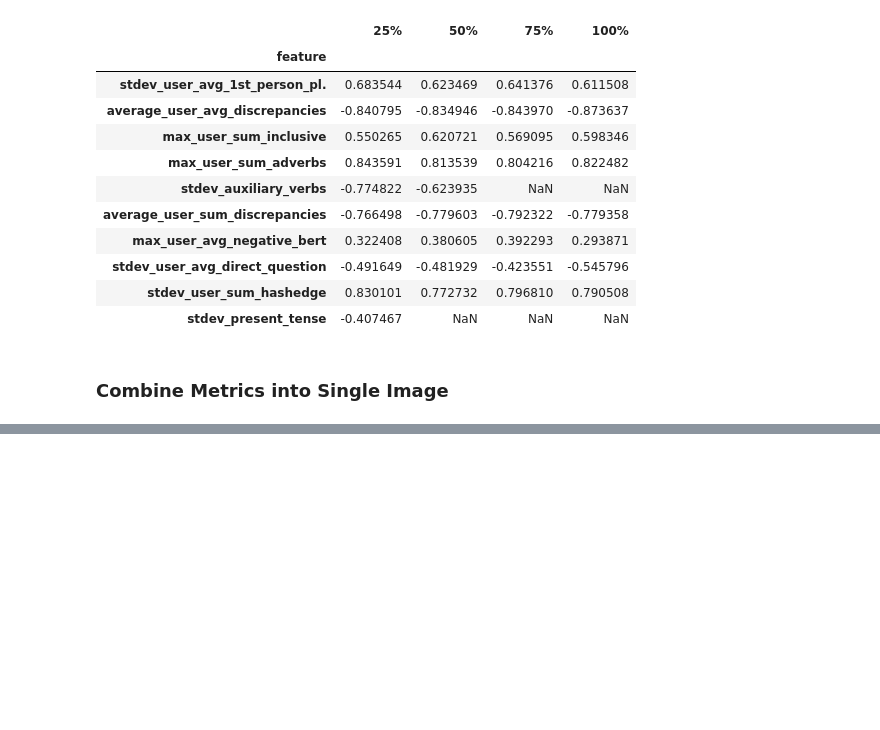
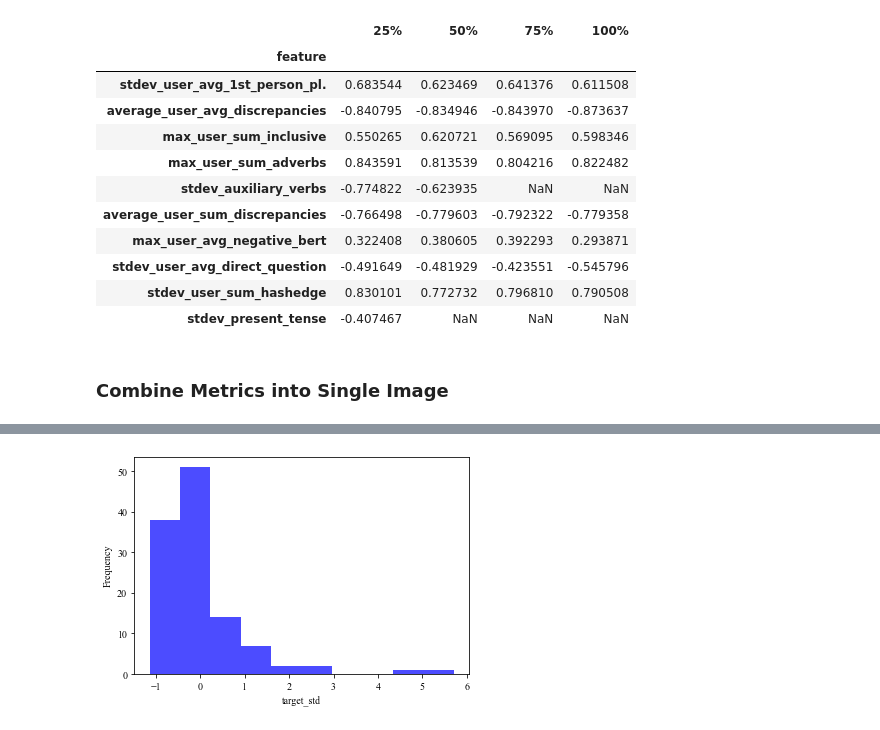
Before and after one commit to Watts-Lab/team_comm_tools, a Jupyter notebook: feature_engine/model/model_new_estimation_cv.ipynb, the cells around one changed output, grey strips where cells are left out. Drawn from its saved outputs; the diff is of its cells as text; code cells hidden in the pictures; blank space fills up the shorter version.

Commit message:
latest model output results

```diff
--- a/feature_engine/model/model_new_estimation_cv.ipynb
+++ b/feature_engine/model/model_new_estimation_cv.ipynb
@@ -503,3 +511,24 @@ dataset_names = ["Mock Jury", "Room Assignment Task", "Divergent Association Tas
 
 # Call the function to plot R^2 values without broken y-axis
 # plot_r2_without_broken_axis(datasets, dataset_names, "Training R^2 of Models Over Time, Per Task")
+# %%
+def plot_histogram(dataframe, column_name, path):
+    # Extract the data from the specified column
+    data = dataframe[column_name]
+
+    # Create a histogram
+    plt.hist(data, bins=10, color='blue', alpha=0.7)
+
+    # Customize the plot
+    #plt.title(f'Histogram of {column_name}')
+    plt.xlabel(column_name)
+    plt.ylabel('Frequency')
+
+    plt.savefig(path)
+
+    # Show the plot
+    plt.show()
+# %%
+plot_histogram(estimation_blended_model.conv, 'target_std', './figures/estimation_median_distribution.svg')
+# %% [output]
+[figure, added]
```
Also changed, not shown: parts of 2 cells of this notebook, 25 other files.
